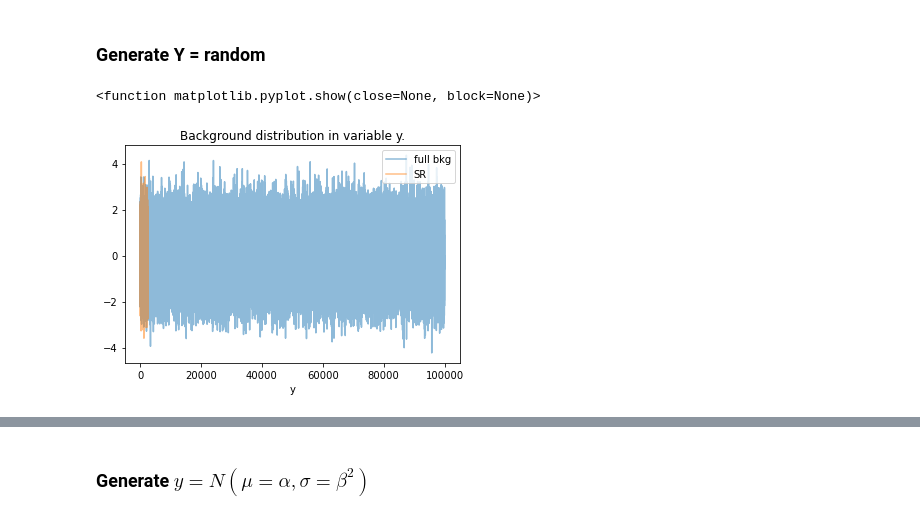
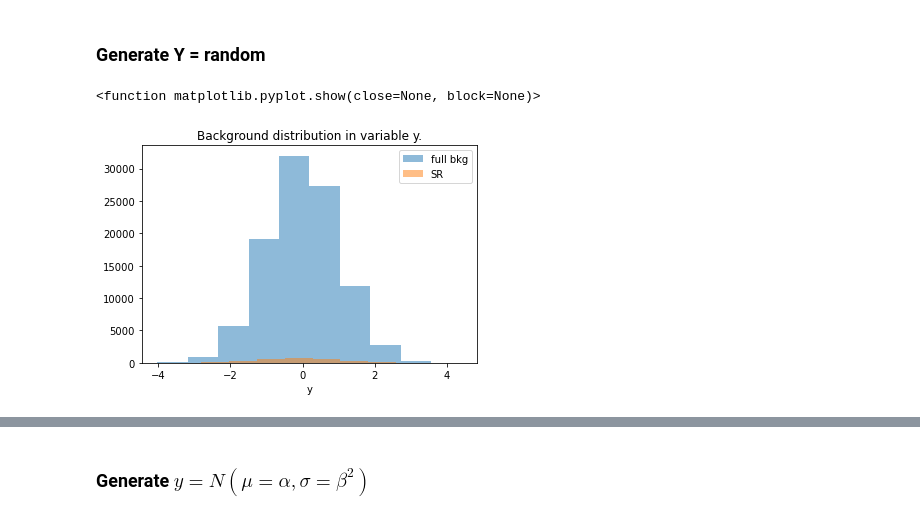
Before and after one commit to hep-lbdl/non-resonant-AD-extrapolation, a Jupyter notebook: Example.ipynb, the cells around one changed output, grey strips where cells are left out. Cells and saved outputs as stored; diff of their text form; code cells hidden in the pictures.

```diff
--- a/Example.ipynb
+++ b/Example.ipynb
@@ -254,15 +259,15 @@ plt.show
 # %%
 Y = np.random.normal(0, 1, n1).astype(dtype=np.float32)
 mask_SR = (x1 > 1) & (x2 > 1)
-plt.plot(Y, alpha = 0.5, label='full bkg')
-plt.plot(Y[mask_SR], alpha = 0.5, label='SR')
+plt.hist(Y, alpha = 0.5, label='full bkg')
+plt.hist(Y[mask_SR], alpha = 0.5, label='SR')
 plt.title("Background distribution in variable y.")
 plt.xlabel("y")
 plt.legend()
 plt.show
 # %% [output]
 <function matplotlib.pyplot.show(close=None, block=None)>
-[figure, old version]
+[figure, new version]
 # %%
 samples = train_conditioned(Y,data)
 # %% [output]
```
Also changed, not shown: parts of 15 cells of this notebook.
